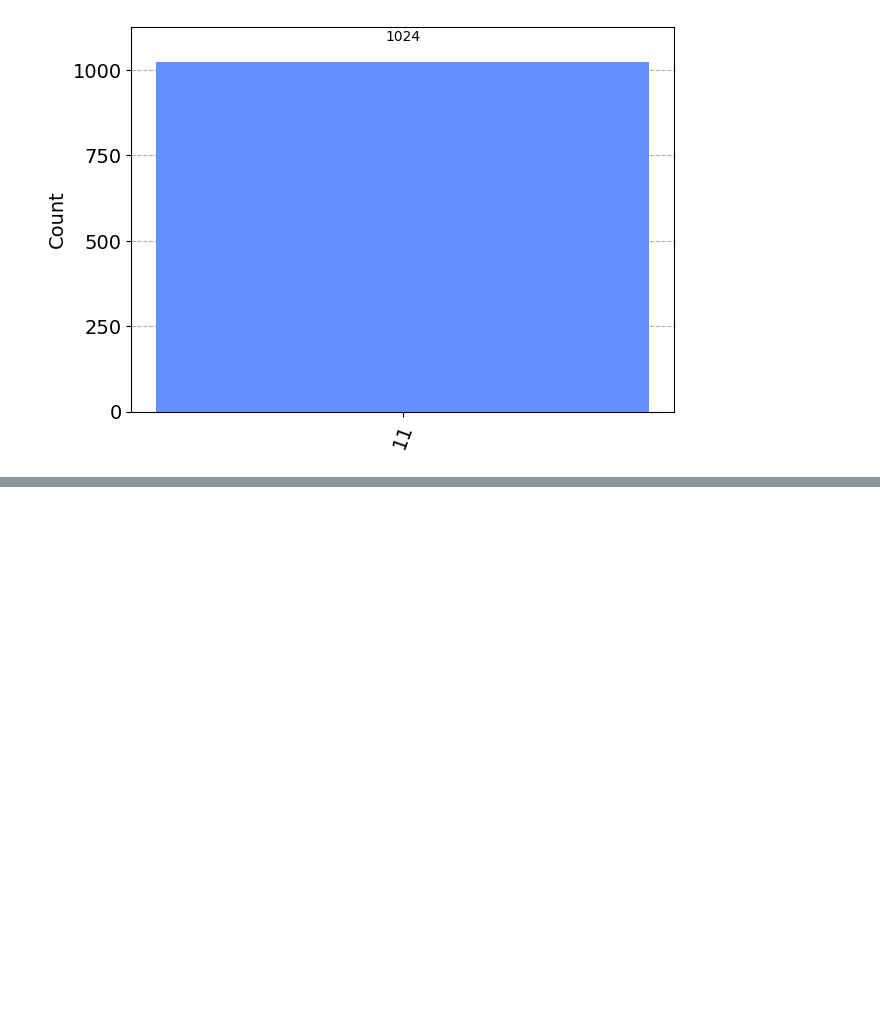
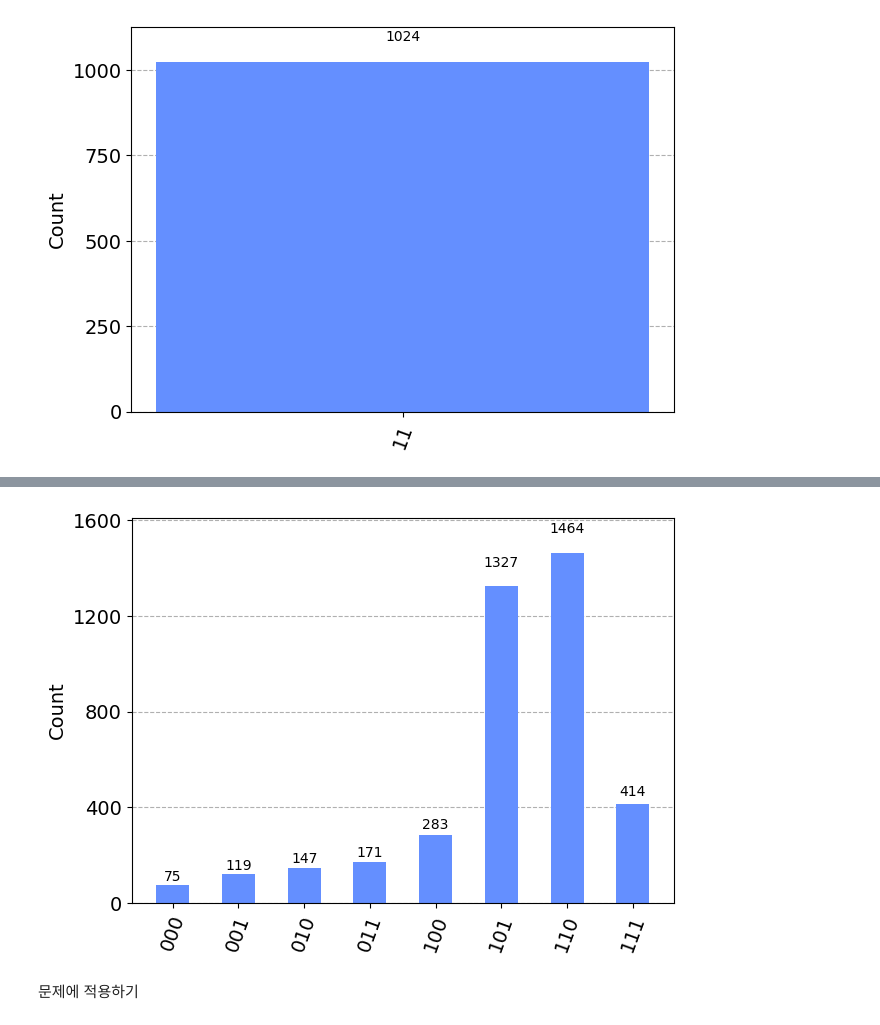
Before and after one commit to dmridmrir/quantum-computing, a Jupyter notebook: groversAlgorithm.ipynb, the cells around one changed output, grey strips where cells are left out. Drawn from its saved outputs; the diff is of its cells as text; code cells hidden in the pictures; blank space fills up the shorter version.

```diff
--- a/groversAlgorithm.ipynb
+++ b/groversAlgorithm.ipynb
@@ -152,0 +180,8 @@ grover_circuit.draw()
+# %%
+results = job.result()
+answer = results.get_counts(grover_circuit)
+plot_histogram(answer)
+# %% [output]
+[figure, added]
+# %% [markdown]
+문제에 적용하기
```
Also changed, not shown: parts of 22 cells of this notebook.
